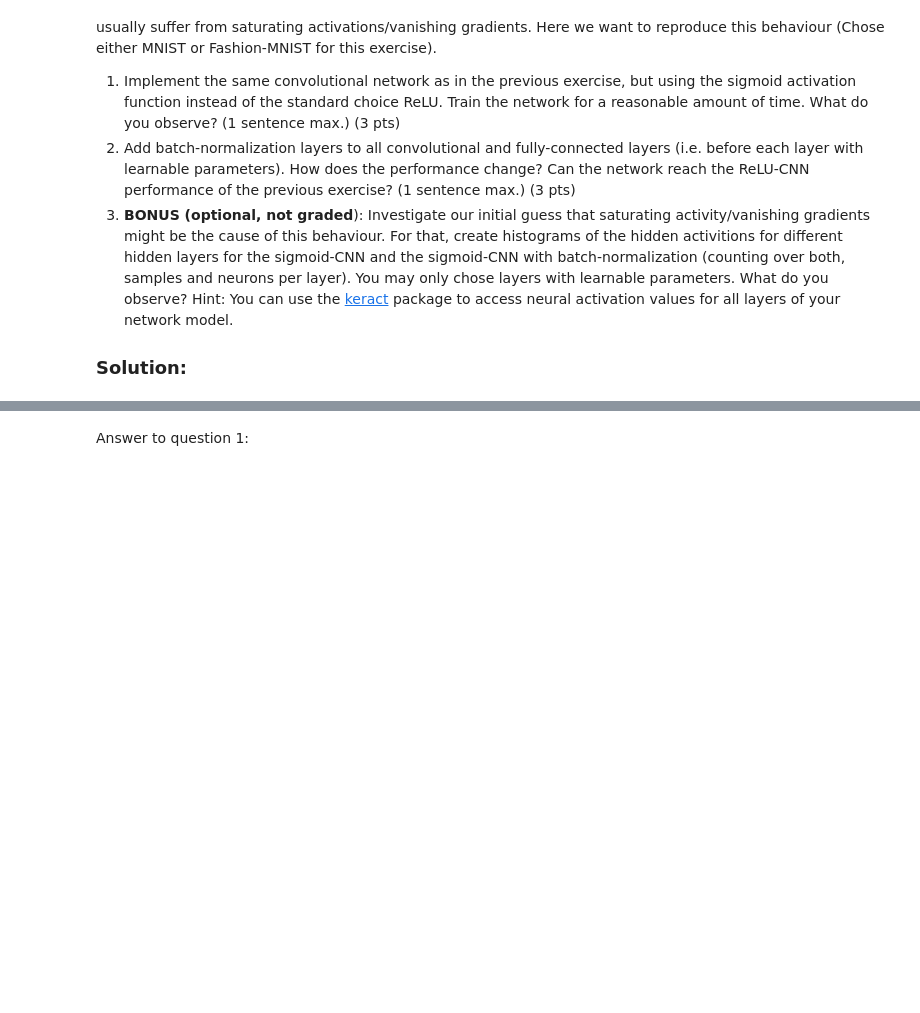
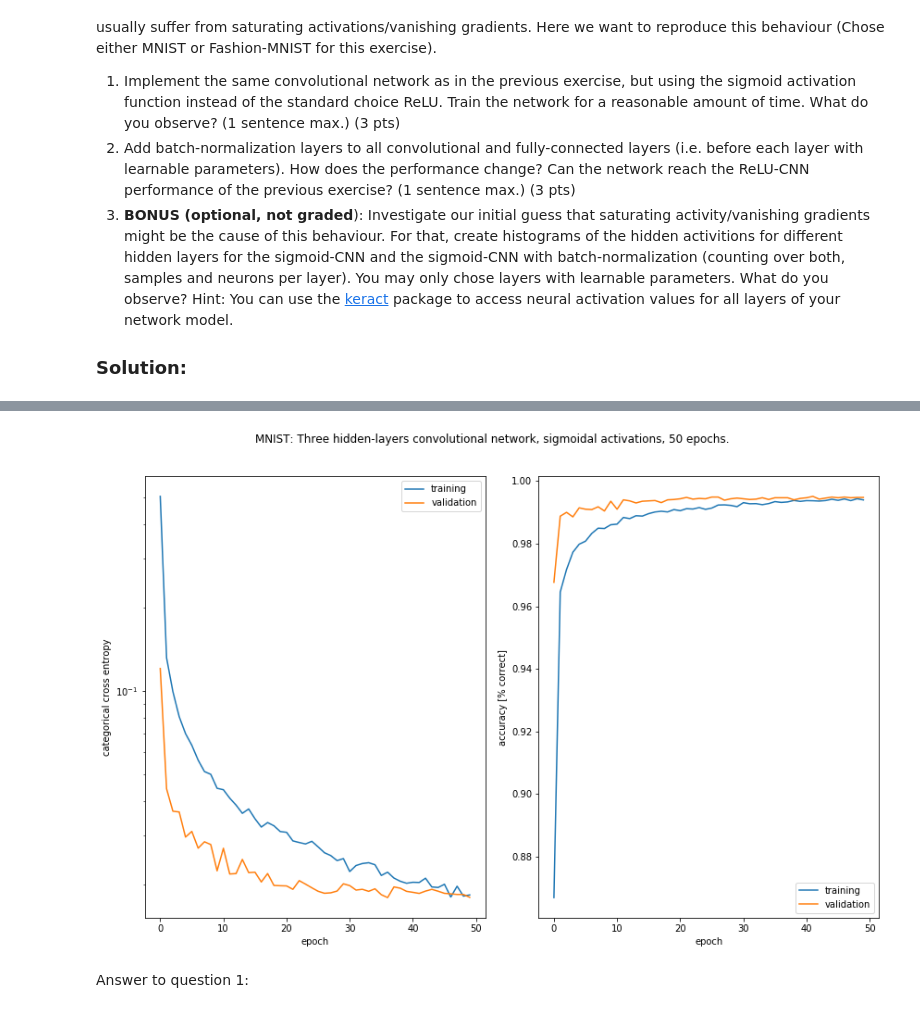
Before and after one commit to MartinStrambach/ANN_projects, a Jupyter notebook: project1.ipynb, the cells around one changed output, grey strips where cells are left out. Cells and saved outputs as stored; diff of their text form; code cells hidden in the pictures; blank space fills up the shorter version.

```diff
--- a/project1.ipynb
+++ b/project1.ipynb
@@ -558,0 +717,34 @@ Hint: You can use the [keract](https://github.com/philipperemy/keract) package t
+# %%
+# CNN, sigmoidal activation functions
+from keras.layers import BatchNormalization
+
+num_classes = 10
+lr = 0.01
+nb_epochs = 50
+model_cnn = Sequential()
+model_cnn.add(InputLayer(input_shape))
+model_cnn.add(Conv2D(32, kernel_size=(5, 5)))
+model_cnn.add(BatchNormalization())
+model_cnn.add(Activation('sigmoid'))
+model_cnn.add(MaxPooling2D(pool_size=(3, 3)))
+model_cnn.add(Dropout(0.1))
+model_cnn.add(Conv2D(64, (3, 3)))
+model_cnn.add(BatchNormalization())
+model_cnn.add(Activation('sigmoid'))
+model_cnn.add(MaxPooling2D(pool_size=(3, 3)))
+model_cnn.add(Dropout(0.25))
+model_cnn.add(Flatten())
+model_cnn.add(Dense(128))
+model_cnn.add(BatchNormalization())
+model_cnn.add(Activation('sigmoid'))
+model_cnn.add(Dropout(0.15))
+model_cnn.add(Dense(num_classes))
+model_cnn.add(BatchNormalization())
+model_cnn.add(Activation('softmax'))
+
+adam = Adam(lr=lr, beta_1=0.9, beta_2=0.999, epsilon=None, decay=0.001, amsgrad=False)
+model_cnn.compile(optimizer=adam,
+              loss='categorical_crossentropy',
+              metrics=['accuracy'])
+
+history_cnn = model_cnn.fit(x_train_cnn, y_train, epochs=nb_epochs, batch_size=128, validation_split=0.15)
@@ -559,3 +769,16 @@ Hint: You can use the [keract](https://github.com/philipperemy/keract) package t
+# %%
+def plot_history_custom(history, title):
+    fig, ax1, ax2 = prepare_standardplot(title, 'epoch')
+    fig.set_size_inches(12, 8)
+    ax1.plot(history.history['loss'], label = "training")
+    ax1.plot(history.history['val_loss'], label = "validation")
+    ax2.plot(history.history['acc'], label = "training")
+    ax2.plot(history.history['val_acc'], label = "validation")
+    finalize_standardplot(fig, ax1, ax2)
+    return fig
+plot = plot_history_custom(history_cnn, "MNIST: Three hidden-layers convolutional network, sigmoidal activations, {} epochs.".format(nb_epochs))
+# %% [output]
+[figure, added]
 # %% [markdown]
 Answer to question 1:
 # %% [markdown]
```
Also changed, not shown: parts of 11 cells of this notebook.
